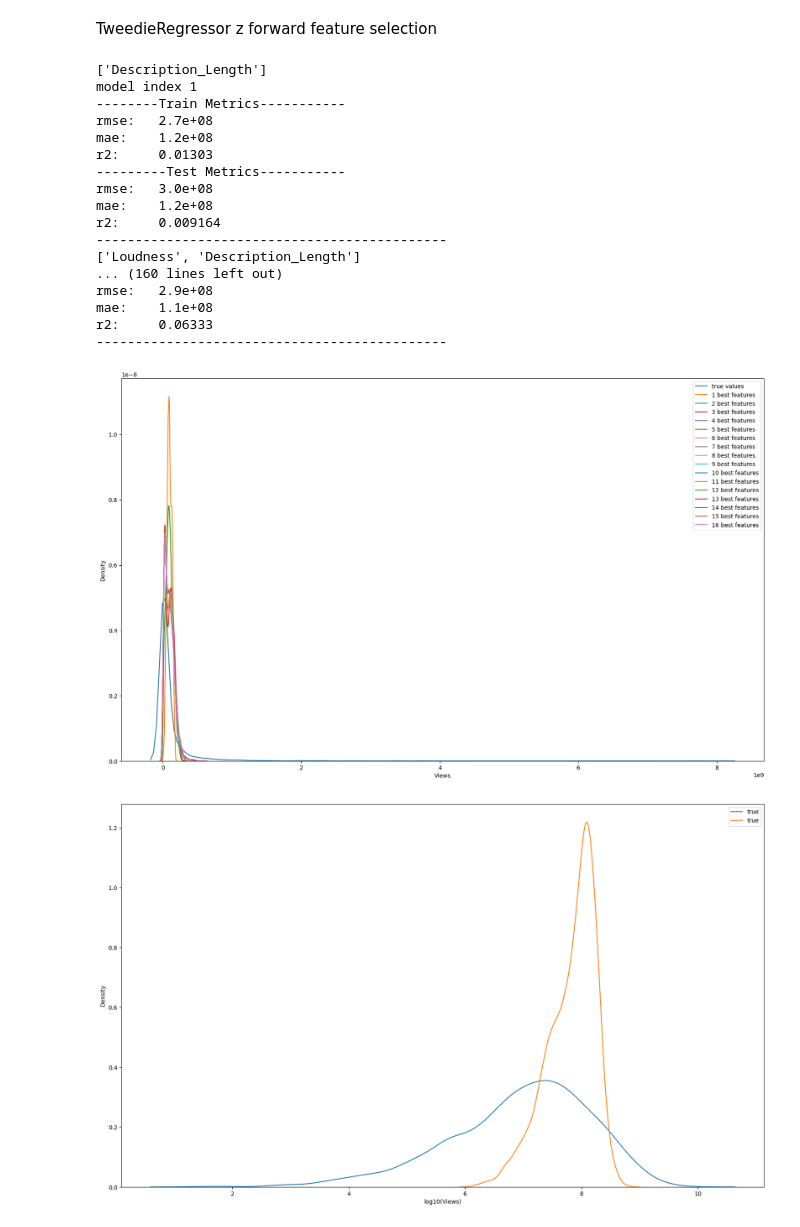
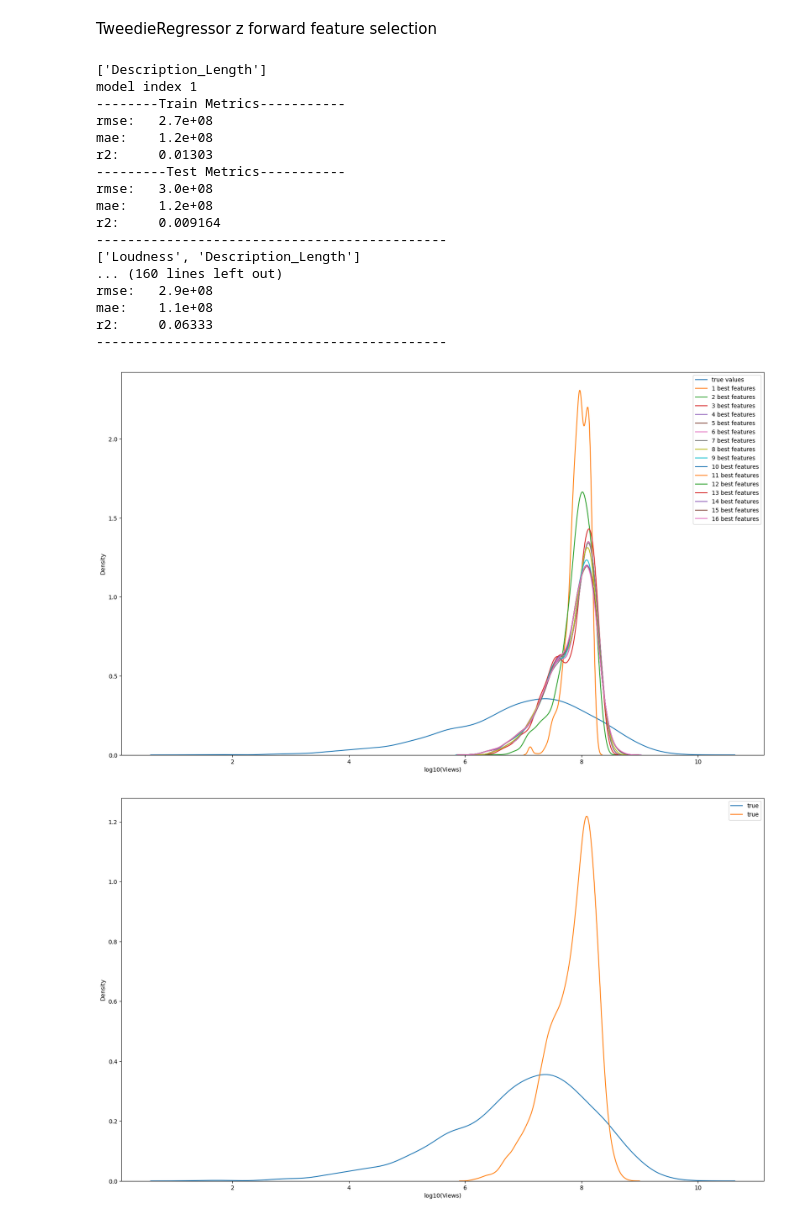
Before and after one commit to kacperr-42/Views_Prediction_ML, a Jupyter notebook: trenowanie modelu (etap 3).ipynb, the cells around one changed output. Saved outputs shown, nothing was run; the diff lists cells and outputs as text; code cells hidden in the pictures.

```diff
--- a/trenowanie modelu (etap 3).ipynb
+++ b/trenowanie modelu (etap 3).ipynb
@@ -99,18 +88,12 @@ W pierwszej kolejności sprawdziliśmy jak zwykły model regresji liniowej porad
 # %% [markdown]
 PoissonRegressor
 # %%
-from sklearn.feature_selection import SequentialFeatureSelector
-from sklearn.model_selection import train_test_split
-from sklearn.linear_model import HuberRegressor
-from sklearn.linear_model import PoissonRegressor
-
-model = PoissonRegressor()
 model_i_featuers = [None]
 features_for_i = [None]
 
 
 plt.figure(figsize=(15,9))
-sns.kdeplot(y_test, label = "true values")
+sns.kdeplot(np.log10(y_test), label = "true values")
 
 for i in list(range(1, X_train.shape[1])):
     sfs_mae = SequentialFeatureSelector(PoissonRegressor(),
@@ -125,7 +108,7 @@ for i in list(range(1, X_train.shape[1])):
     model_i_featuers.append(PoissonRegressor().fit(X_train_temp, y_train))
     features_for_i.append(X_test.columns[sfs_mae.get_support(indices=True)].tolist())
 
-    sns.kdeplot(model_i_featuers[i].predict(X_test_temp[features_for_i[i]]), label = f"{i} best features")
+    sns.kdeplot(np.log10(model_i_featuers[i].predict(X_test_temp[features_for_i[i]])), label = f"{i} best features")
 
     print(f"best model with {i} features")
     print(X_test.columns[sfs_mae.get_support(indices=True)].tolist())
@@ -134,6 +117,7 @@ for i in list(range(1, X_train.shape[1])):
     print("---------------------------------------------")
 
 plt.legend()
+plt.xlabel("log10(Views)")
 plt.show()
 # %% [output]
 best model with 1 features
@@ -159,10 +143,6 @@ Użycie modelu przewidującego tylko pozytywne wartości i forward feature selec
 # %% [markdown]
 PoissonRegressor z dropowaniem outlaierów Views w setcie treningowym
 # %%
-from sklearn.feature_selection import SequentialFeatureSelector
-from sklearn.model_selection import train_test_split
-from sklearn.linear_model import HuberRegressor
-
 model = PoissonRegressor()
 model_i_featuers = [None]
 features_for_i = [None]
@@ -173,7 +153,7 @@ y_train_lim = y_train[y_train > 1e4]
 y_train_lim = y_train_lim[y_train_lim < 1e9]
 
 plt.figure(figsize=(20,12))
-sns.kdeplot(y_test, label = "true values")
+sns.kdeplot(np.log10(y_test), label = "true values")
 
 for i in range(1, X_train.shape[1]):
     sfs_mae = SequentialFeatureSelector(PoissonRegressor(),
@@ -188,7 +168,7 @@ for i in range(1, X_train.shape[1]):
     model_i_featuers.append(PoissonRegressor().fit(X_train_temp, y_train_lim))
     features_for_i.append(X_test.columns[sfs_mae.get_support(indices=True)].tolist())
 
-    sns.kdeplot(model_i_featuers[i].predict(X_test_temp[features_for_i[i]]),
+    sns.kdeplot(np.log10(model_i_featuers[i].predict(X_test_temp[features_for_i[i]])),
                    label = f"{i} best features",)
 
     print(f"best model with {i} features")
@@ -198,6 +178,7 @@ for i in range(1, X_train.shape[1]):
     print("---------------------------------------------")
 
 plt.legend()
+plt.xlabel("log10(Views)")
 plt.show()
 # %% [output]
 best model with 1 features
@@ -285,14 +262,11 @@ Przewidując log10(Views) nasz model miał bardzo wysokie rmse i negatywne r2, a
 # %% [markdown]
 TweedieRegressor z forward feature selection
 # %%
-from sklearn.feature_selection import SequentialFeatureSelector
-from sklearn.linear_model import TweedieRegressor
-
 model = TweedieRegressor(power=1.5)
 model_i_featuers = [None]
 
 plt.figure(figsize=(20,12))
-sns.kdeplot(y_test, label = "true values")
+sns.kdeplot(np.log10(y_test), label = "true values")
 
 for i in range(1, X_train.shape[1]):
     sfs_mae = SequentialFeatureSelector(TweedieRegressor(power=1.5),
@@ -304,35 +278,36 @@ for i in range(1, X_train.shape[1]):
     print(X_test.columns[sfs_mae.get_support(indices=True)].tolist())
     X_train_temp = X_train.iloc[:,sfs_mae.get_support(indices=True)]
     X_test_temp = X_test.iloc[:,sfs_mae.get_support(indices=True)]
     model_i_featuers.append(TweedieRegressor(power=1.5).fit(X_train_temp, y_train))
 
-    sns.kdeplot(model_i_featuers[i].predict(X_test_temp), label = f"{i} best features")
+    sns.kdeplot(np.log10(model_i_featuers[i].predict(X_test_temp)), label = f"{i} best features")
 
     print(f"model index {i}")
     model_metrics(y_train, model_i_featuers[i].predict(X_train_temp),y_test,model_i_featuers[i].predict(X_test_temp))
     print("---------------------------------------------")
 
 plt.legend()
+plt.xlabel("log10(Views)")
 plt.show()
 # %% [output]
 ['Description_Length']
 model index 1
 --------Train Metrics-----------
 rmse:   2.7e+08
 mae:    1.2e+08
 r2:     0.01303
 ---------Test Metrics-----------
 rmse:   3.0e+08
 mae:    1.2e+08
 r2:     0.009164
 ---------------------------------------------
 ['Loudness', 'Description_Length']
 ... (160 lines left out)
 rmse:   2.9e+08
 mae:    1.1e+08
 r2:     0.06333
 ---------------------------------------------
-[figure, old version]
+[figure, new version]
 # %%
 plt.figure(figsize=(20,12))
 sns.kdeplot(np.log10(y_test), label ="true")
```
Also changed, not shown: parts of 54 cells of this notebook.
